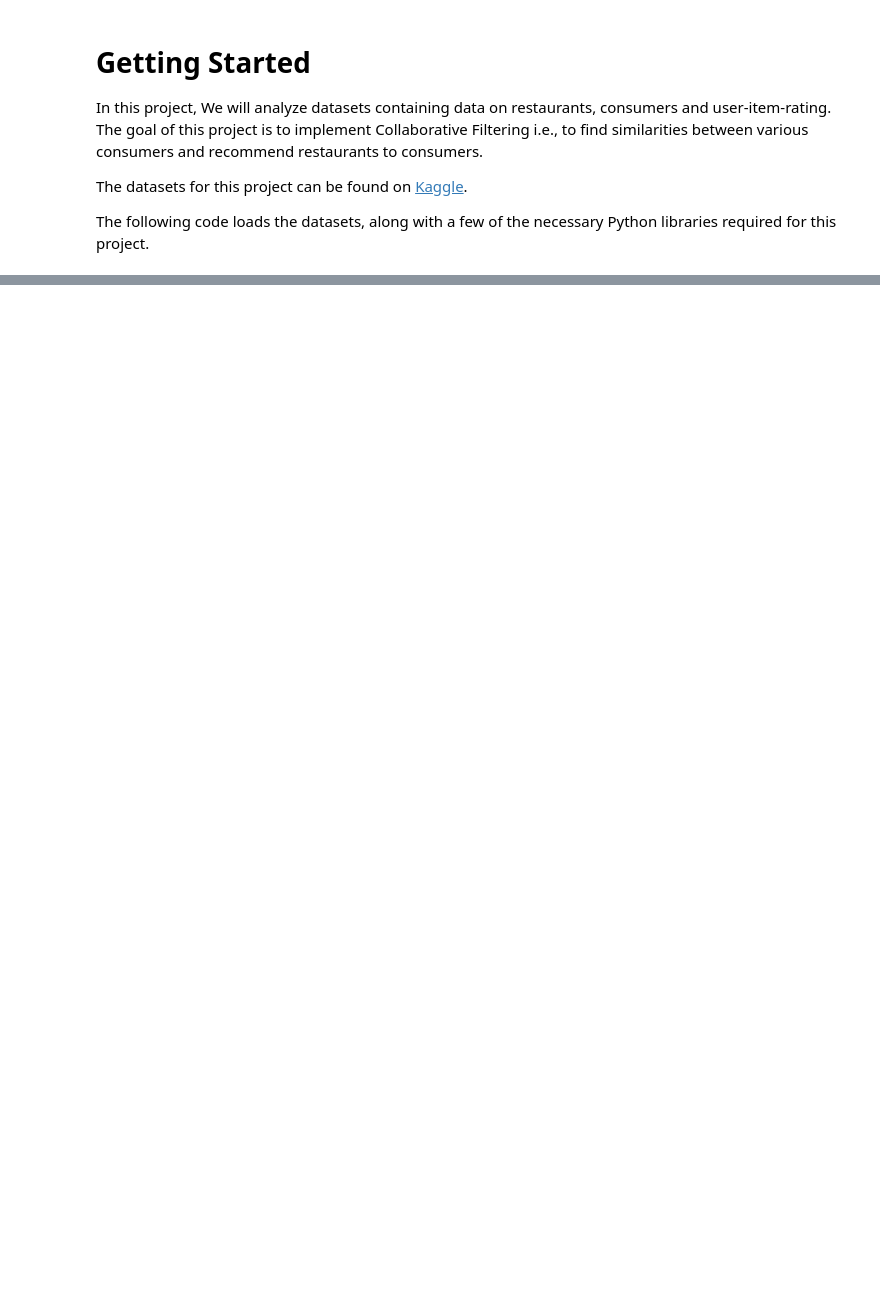
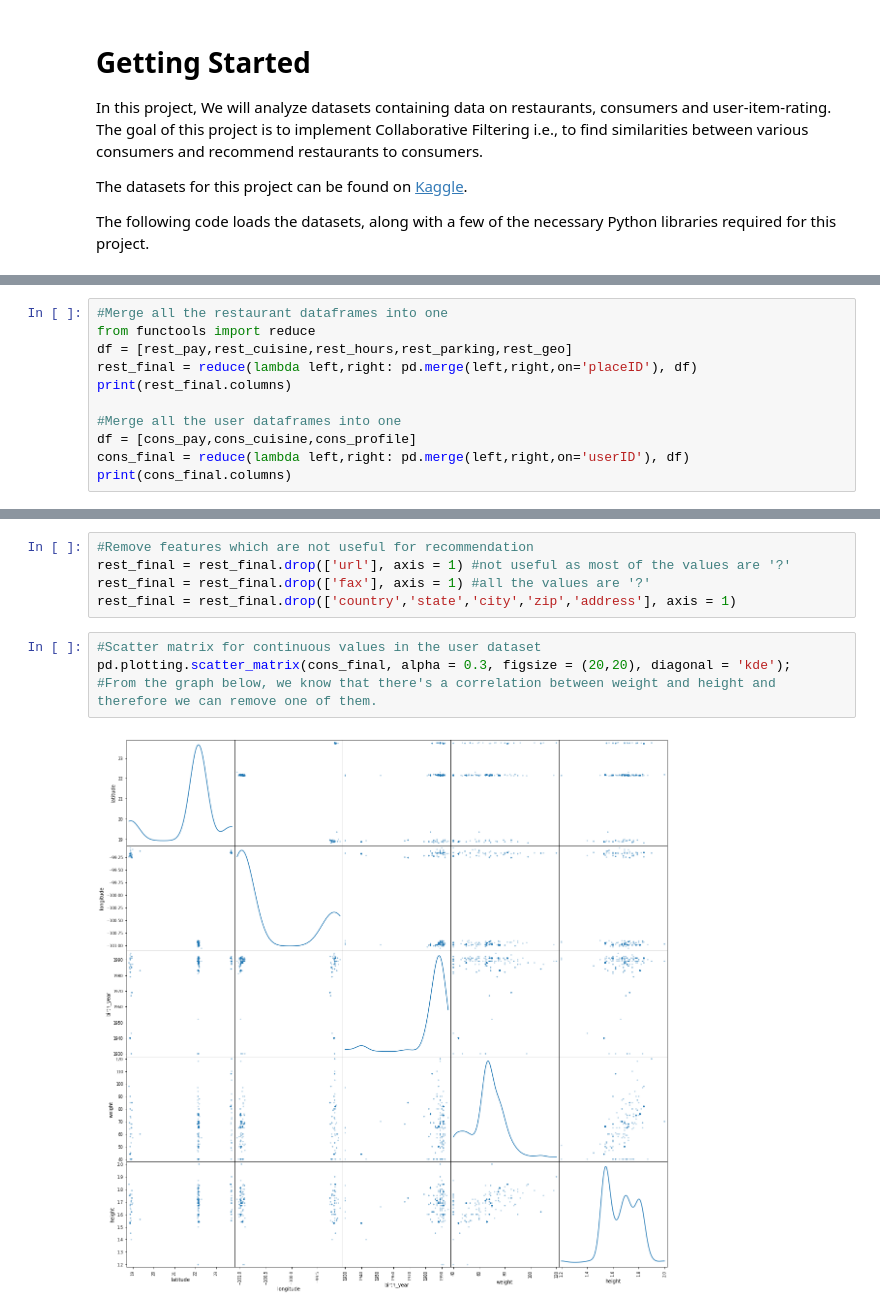
Before and after one commit to kunaldesai97/Restaurant-Recommendation, a Jupyter notebook: Collaborative_Filtering.ipynb, the cells around one changed output, grey strips where cells are left out. Drawn from its saved outputs; the diff is of its cells as text; blank space fills up the shorter version.

```diff
--- a/Collaborative_Filtering.ipynb
+++ b/Collaborative_Filtering.ipynb
@@ -196,0 +138,11 @@ review
+# %%
+#Merge all the restaurant dataframes into one
+from functools import reduce
+df = [rest_pay,rest_cuisine,rest_hours,rest_parking,rest_geo]
+rest_final = reduce(lambda left,right: pd.merge(left,right,on='placeID'), df)
+print(rest_final.columns)
+
+#Merge all the user dataframes into one
+df = [cons_pay,cons_cuisine,cons_profile]
+cons_final = reduce(lambda left,right: pd.merge(left,right,on='userID'), df)
+print(cons_final.columns)
@@ -196,0 +161,11 @@ review
+# %%
+#Remove features which are not useful for recommendation
+rest_final = rest_final.drop(['url'], axis = 1) #not useful as most of the values are '?'
+rest_final = rest_final.drop(['fax'], axis = 1) #all the values are '?'
+rest_final = rest_final.drop(['country','state','city','zip','address'], axis = 1)
+# %%
+#Scatter matrix for continuous values in the user dataset
+pd.plotting.scatter_matrix(cons_final, alpha = 0.3, figsize = (20,20), diagonal = 'kde');
+#From the graph below, we know that there's a correlation between weight and height and therefore we can remove one of them.
+# %% [output]
+[figure, added]
```
Also changed, not shown: parts of 17 cells of this notebook.
